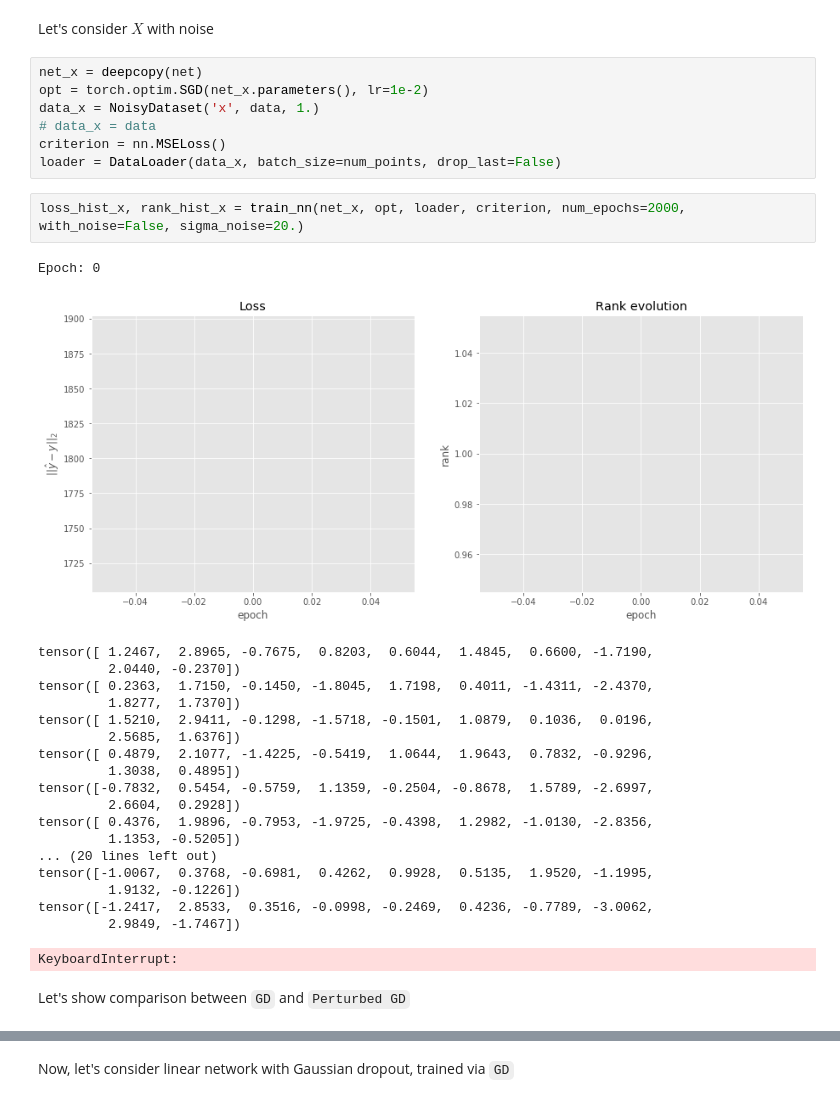
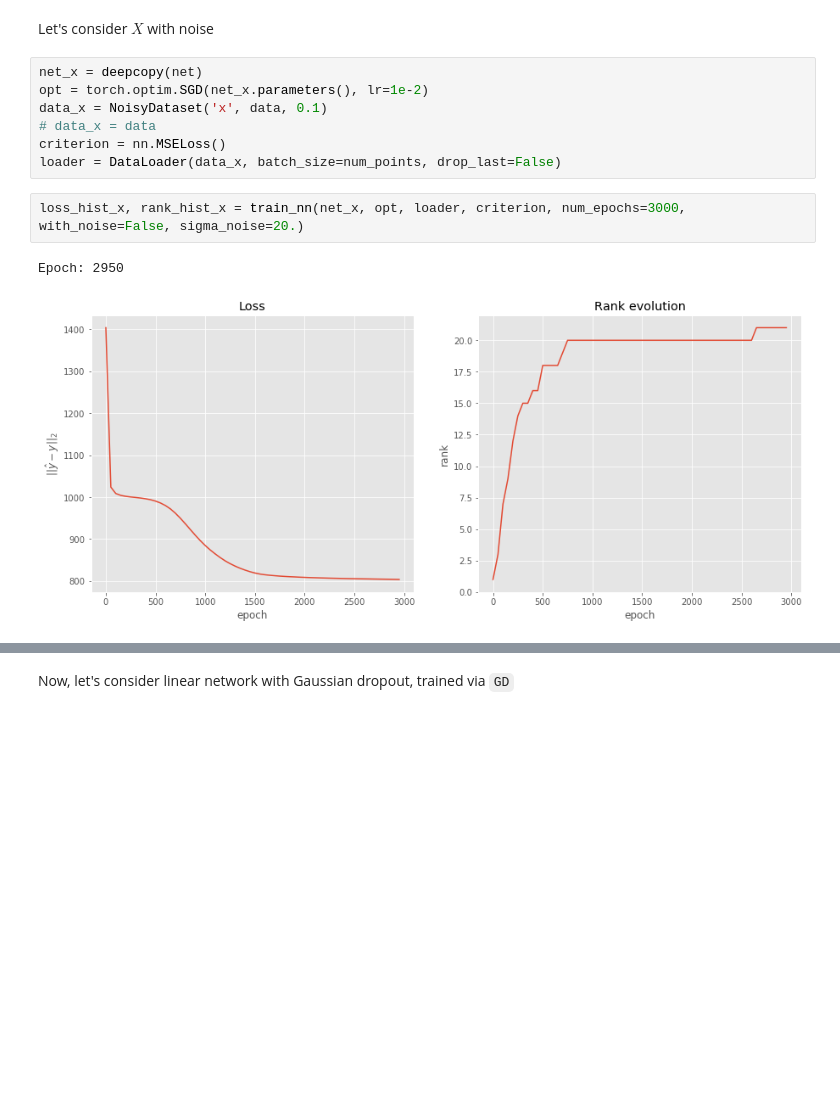
Before and after one commit to AlexanderKagan/Gradient-Descent-Trajectories-in-DNN-Optimization, a Jupyter notebook: GD_Experiments.ipynb, the cells around one changed output, grey strips where cells are left out. Saved outputs shown, nothing was run; the diff lists cells and outputs as text; blank space fills up the shorter version.

```diff
--- a/GD_Experiments.ipynb
+++ b/GD_Experiments.ipynb
@@ -100,32 +100,12 @@ Let's consider $X$ with noise
 # %%
 net_x = deepcopy(net)
 opt = torch.optim.SGD(net_x.parameters(), lr=1e-2)
-data_x = NoisyDataset('x', data, 1.)
+data_x = NoisyDataset('x', data, 0.1)
 # data_x = data
 criterion = nn.MSELoss()
 loader = DataLoader(data_x, batch_size=num_points, drop_last=False)
 # %%
-loss_hist_x, rank_hist_x = train_nn(net_x, opt, loader, criterion, num_epochs=2000, with_noise=False, sigma_noise=20.)
+loss_hist_x, rank_hist_x = train_nn(net_x, opt, loader, criterion, num_epochs=3000, with_noise=False, sigma_noise=20.)
 # %% [output]
-Epoch: 0
+Epoch: 2950
-[figure, old version]
+[figure, new version]
-tensor([ 1.2467,  2.8965, -0.7675,  0.8203,  0.6044,  1.4845,  0.6600, -1.7190,
-         2.0440, -0.2370])
-tensor([ 0.2363,  1.7150, -0.1450, -1.8045,  1.7198,  0.4011, -1.4311, -2.4370,
-         1.8277,  1.7370])
-tensor([ 1.5210,  2.9411, -0.1298, -1.5718, -0.1501,  1.0879,  0.1036,  0.0196,
-         2.5685,  1.6376])
-tensor([ 0.4879,  2.1077, -1.4225, -0.5419,  1.0644,  1.9643,  0.7832, -0.9296,
-         1.3038,  0.4895])
-tensor([-0.7832,  0.5454, -0.5759,  1.1359, -0.2504, -0.8678,  1.5789, -2.6997,
-         2.6604,  0.2928])
-tensor([ 0.4376,  1.9896, -0.7953, -1.9725, -0.4398,  1.2982, -1.0130, -2.8356,
-         1.1353, -0.5205])
-... (20 lines left out)
-tensor([-1.0067,  0.3768, -0.6981,  0.4262,  0.9928,  0.5135,  1.9520, -1.1995,
-         1.9132, -0.1226])
-tensor([-1.2417,  2.8533,  0.3516, -0.0998, -0.2469,  0.4236, -0.7789, -3.0062,
-         2.9849, -1.7467])
-KeyboardInterrupt:
-# %% [markdown]
-Let's show comparison between `GD` and `Perturbed GD`
```
Also changed, not shown: parts of 16 cells of this notebook.
